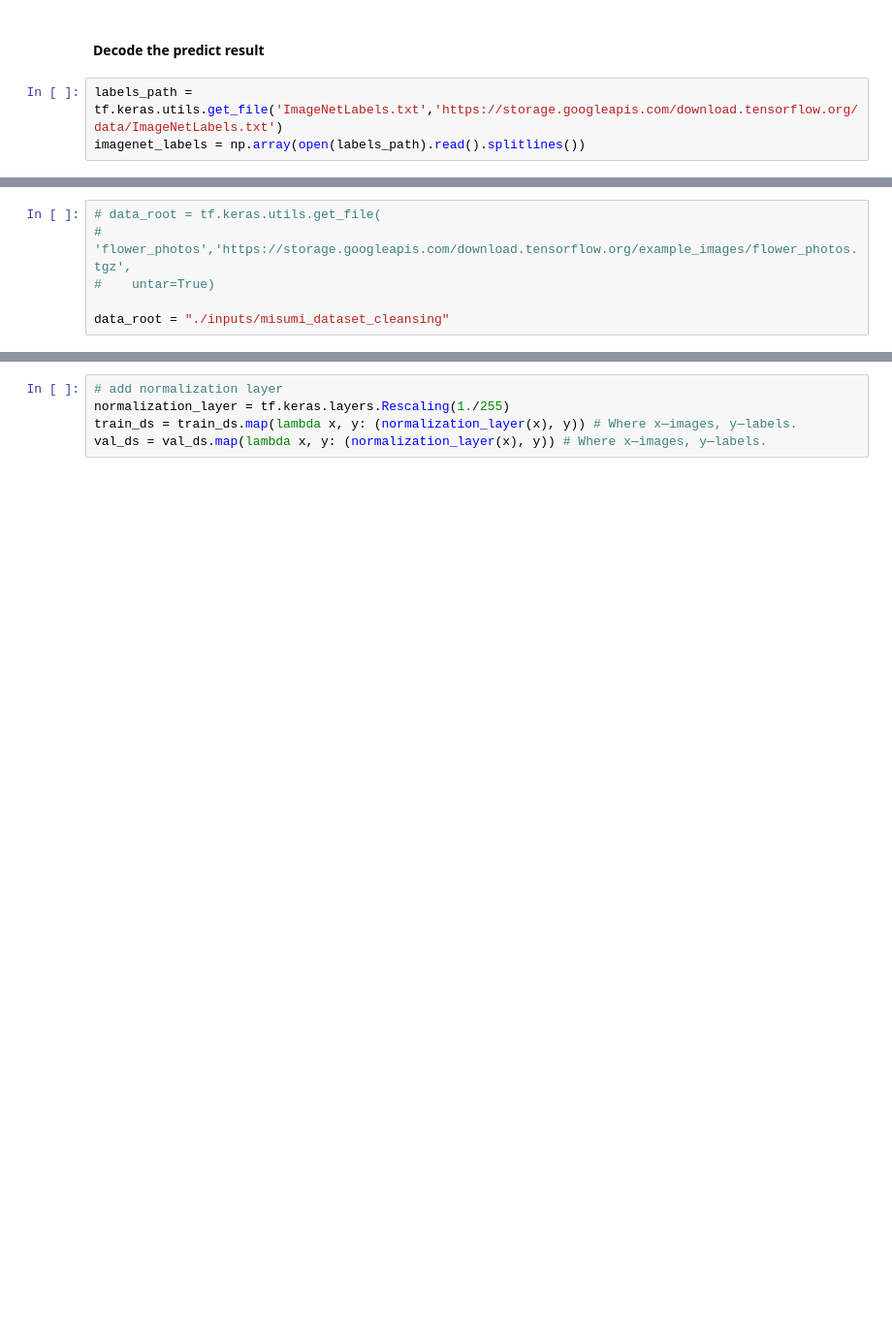
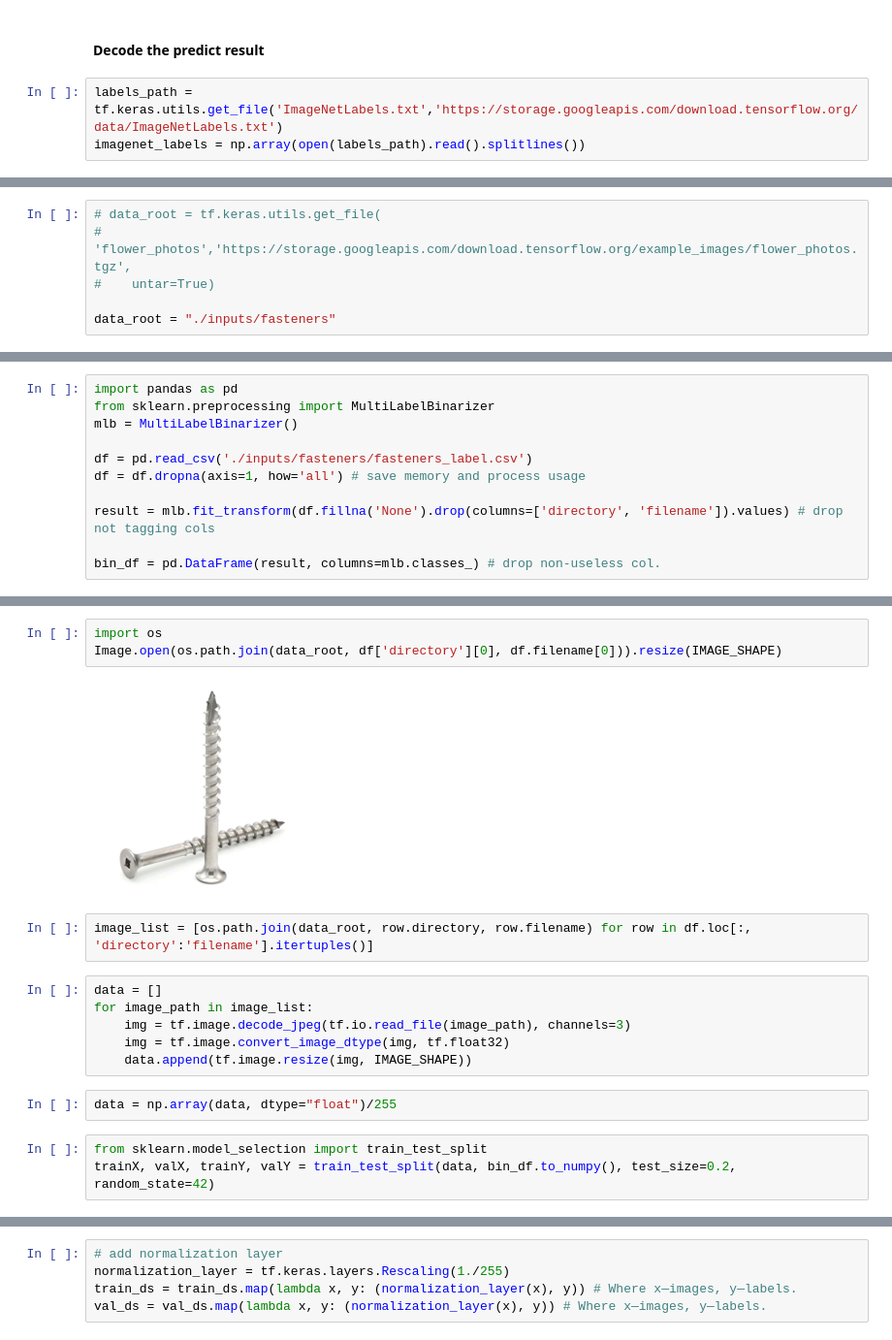
Before and after one commit to RyutaroInatsu/ImageAnnotationChallenge, a Jupyter notebook: notebooks/ImageAnnotationChallenge.ipynb, the cells around one changed output, grey strips where cells are left out. Shown: that part at 97% size. Saved outputs shown, nothing was run; the diff lists cells and outputs as text; blank space fills up the shorter version.

Commit message:
commit test from colab

```diff
--- a/notebooks/ImageAnnotationChallenge.ipynb
+++ b/notebooks/ImageAnnotationChallenge.ipynb
@@ -189,4 +319,4 @@ _ = plt.title("Prediction: " + predicted_class_name.title())
 #   'flower_photos','https://storage.googleapis.com/download.tensorflow.org/example_images/flower_photos.tgz',
 #    untar=True)
 
-data_root = "./inputs/misumi_dataset_cleansing"
+data_root = "./inputs/fasteners"
@@ -192,0 +340,11 @@ data_root = "./inputs/misumi_dataset_cleansing"
+# %%
+import pandas as pd
+from sklearn.preprocessing import MultiLabelBinarizer
+mlb = MultiLabelBinarizer()
+
+df = pd.read_csv('./inputs/fasteners/fasteners_label.csv')
+df = df.dropna(axis=1, how='all') # save memory and process usage
+
+result = mlb.fit_transform(df.fillna('None').drop(columns=['directory', 'filename']).values) # drop not tagging cols
+
+bin_df = pd.DataFrame(result, columns=mlb.classes_) # drop non-useless col.
@@ -192,0 +362,18 @@ data_root = "./inputs/misumi_dataset_cleansing"
+# %%
+import os
+Image.open(os.path.join(data_root, df['directory'][0], df.filename[0])).resize(IMAGE_SHAPE)
+# %% [output]
+[figure, added]
+# %%
+image_list = [os.path.join(data_root, row.directory, row.filename) for row in df.loc[:, 'directory':'filename'].itertuples()]
+# %%
+data = []
+for image_path in image_list:
+    img = tf.image.decode_jpeg(tf.io.read_file(image_path), channels=3)
+    img = tf.image.convert_image_dtype(img, tf.float32)
+    data.append(tf.image.resize(img, IMAGE_SHAPE))
+# %%
+data = np.array(data, dtype="float")/255
+# %%
+from sklearn.model_selection import train_test_split
+trainX, valX, trainY, valY = train_test_split(data, bin_df.to_numpy(), test_size=0.2, random_state=42)
```
Also changed, not shown: parts of 70 cells of this notebook.
